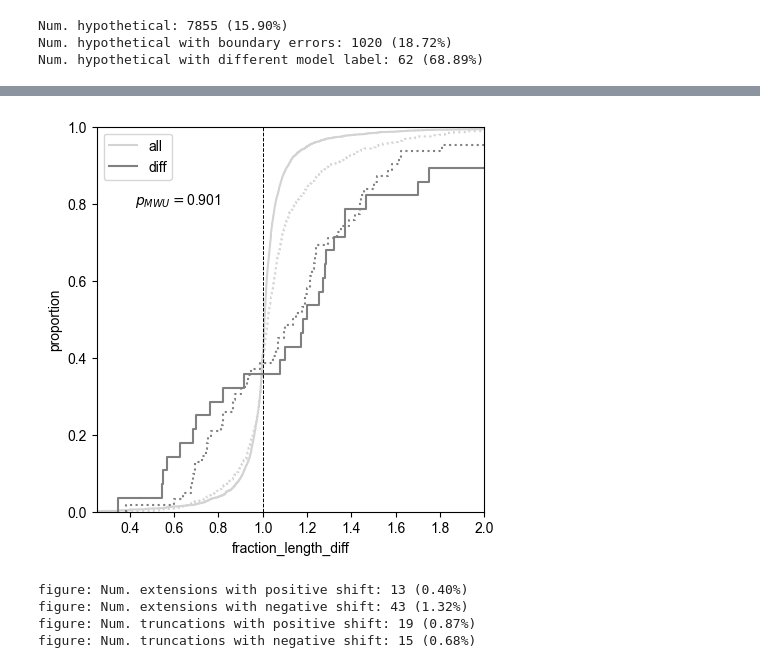
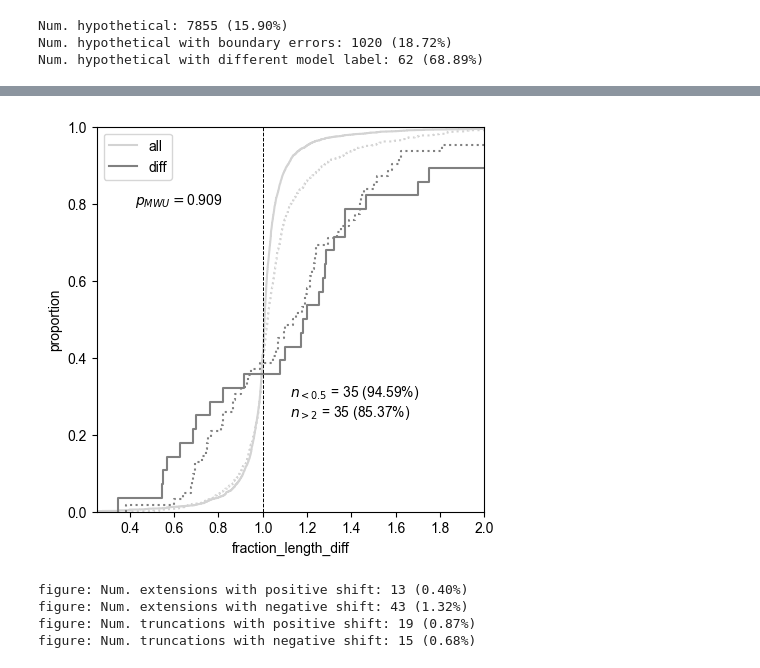
Before and after one commit to pipparichter/frugal, a Jupyter notebook: notebooks/results-2-si2.ipynb, the cells around one changed output, grey strips where cells are left out. Cells and saved outputs as stored; diff of their text form; code cells hidden in the pictures.

```diff
--- a/notebooks/results-2-si2.ipynb
+++ b/notebooks/results-2-si2.ipynb
@@ -40,8 +40,12 @@ results_df['three_prime_truncation'] = is_three_prime_truncation(results_df)
 results_df['five_prime_truncation'] = is_five_prime_truncation(results_df)
 results_df['extension'] = results_df.three_prime_extension | results_df.five_prime_extension
 results_df['truncation'] = results_df.three_prime_truncation | results_df.five_prime_truncation
+results_df['nt_length'] = (results_df.top_hit_stop - results_df.top_hit_start + 1) # Length of the reference sequence in nucleotides.
 results_df['nt_length_diff'] = (results_df.query_stop - results_df.query_start) - (results_df.top_hit_stop - results_df.top_hit_start)
+results_df['fraction_length_diff'] = (results_df.nt_length + results_df.nt_length_diff) / results_df.nt_length
 results_df['model_output_1_diff'] = results_df.model_output_1 - results_df.top_hit_model_output_1 # Positive if the Prodigal sequence is more likely to be real, negative if less likely to be real.
+results_df['boundary_difference'] = results_df.extension | results_df.truncation
+results_df['confirmed_coordinates'] = results_df.top_hit_evidence_type == 'similar to AA sequence'
 
 # There are some cases where the start and stops align, but the Prodigal prediction has unknown amino acids. Will keep these in a seperate category.
 # assert np.all(results_df.exact_match ^ (results_df.extension | results_df.truncation)), 'None of the exact matches should be marked as extended or truncated.'
@@ -112,36 +163,43 @@ def figure(results_df:pd.DataFrame):
     figure_df = results_df[results_df.nt_length_diff != 0].copy()
 
     model_label_diff = figure_df.top_hit_model_label != figure_df.model_label # Whether or not the model label changes.
 
     figure_df['nt_length'] = (figure_df.top_hit_stop - figure_df.top_hit_start)
     figure_df['fraction_length_diff'] = (figure_df.nt_length + figure_df.nt_length_diff) / figure_df.nt_length
     figure_df['hypothetical'] = is_top_hit_hypothetical(figure_df)
 
     fig, ax = plt.subplots(figsize=(5, 5))
 
-    sns.ecdfplot(figure_df[figure_df.hypothetical], x='fraction_length_diff', color='lightgray', ls=':')
-    sns.ecdfplot(figure_df[~figure_df.hypothetical], x='fraction_length_diff', color='lightgray', label='all')
+    sns.ecdfplot(figure_df[figure_df.hypothetical & ~model_label_diff], x='fraction_length_diff', color='lightgray', ls=':')
+    sns.ecdfplot(figure_df[~figure_df.hypothetical & ~model_label_diff], x='fraction_length_diff', color='lightgray', label='all')
 
     sns.ecdfplot(figure_df[model_label_diff & figure_df.hypothetical], x='fraction_length_diff', color='gray', ls=':')
     sns.ecdfplot(figure_df[model_label_diff & ~figure_df.hypothetical], x='fraction_length_diff', color='gray', label='diff')
     ax.legend()
 
     ax.axvline(x=1, ls='--', color='black', lw=0.7)
 
     p_all = get_mann_whitney_p_value(figure_df[figure_df.hypothetical].fraction_length_diff, figure_df[~figure_df.hypothetical].fraction_length_diff)
     p_diff = get_mann_whitney_p_value(figure_df[model_label_diff & figure_df.hypothetical].fraction_length_diff, figure_df[model_label_diff & ~figure_df.hypothetical].fraction_length_diff, n_permutations=1000)
 
     text = '$p_{MWU}=$' + str(np.round(p_diff, 3))
     # text += '\n$p_{all}=$' + str(np.round(p, 3))
     ax.text(0.1, 0.8, text, transform=ax.transAxes)
 
+    # What proportion of truncations >_% of sequence length and extensions >_% of sequence length
+    # do not cause a change in model label?
+    truncation_threshold, extension_threshold = 0.5, 2
+    text = get_text(f'<{truncation_threshold}', (~model_label_diff & (figure_df.fraction_length_diff < truncation_threshold)).sum(), (figure_df.fraction_length_diff < truncation_threshold).sum())
+    text += get_text(f'>{extension_threshold}', (~model_label_diff & (figure_df.fraction_length_diff > extension_threshold)).sum(), (figure_df.fraction_length_diff > extension_threshold).sum())
+    ax.text(0.5, 0.2, text, transform=ax.transAxes)
+
     ax.set_xlim(xmax=2, xmin=0.25)
     ax.set_ylabel('proportion')
     plt.show()
 
 figure(results_df)
 # %% [output]
-[figure, old version]
+[figure, new version]
 # %%
 def figure(results_df:pd.DataFrame, diff_label_only:bool=True):
 
```
Also changed, not shown: parts of 6 cells of this notebook.
